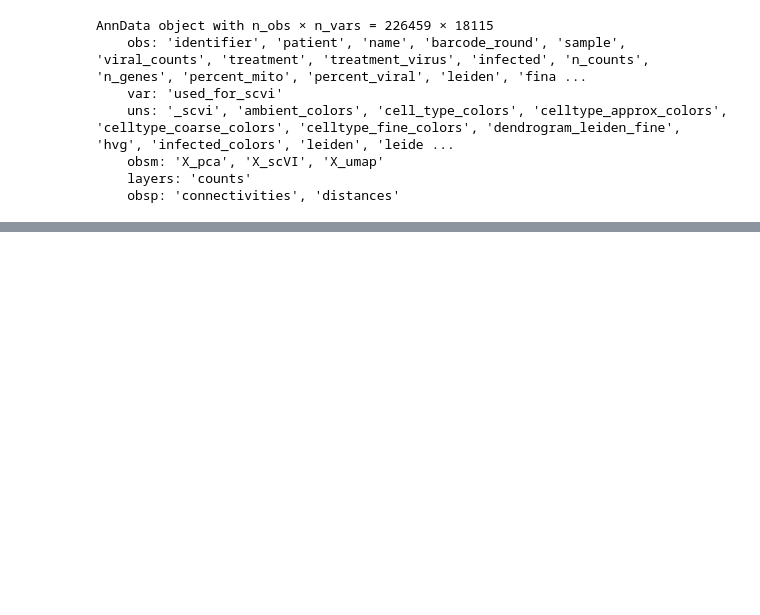
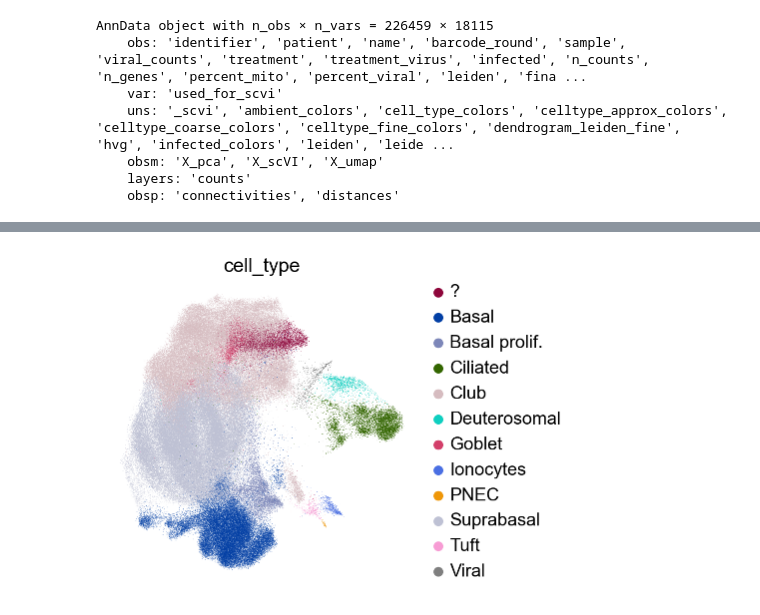
Before and after one commit to theislab/covid-perturbation, a Jupyter notebook: capitalization_and_formatting.ipynb, the cells around one changed output, grey strips where cells are left out. Saved outputs shown, nothing was run; the diff lists cells and outputs as text; code cells hidden in the pictures; blank space fills up the shorter version.

```diff
--- a/capitalization_and_formatting.ipynb
+++ b/capitalization_and_formatting.ipynb
@@ -37,0 +69,9 @@ adata.write('2301_annot_patient_integrated_ambient_removed.h5ad')
+# %%
+adata.obs.celltype_fine = adata.obs.celltype_fine.replace({'9/basal':'9/suprabasal'})
+adata.obs['cell_type'] = [s.split('/')[1] for s in adata.obs.celltype_fine.values]
+# %%
+adata.obs['cell_type'] = [ct.capitalize() if 'PNEC' not in ct else ct for ct in adata.obs.cell_type.values]
+# %%
+sc.pl.umap(adata, color='cell_type')
+# %% [output]
+[figure, added]
```
Also changed, not shown: parts of 10 cells of this notebook, 1 other file.
